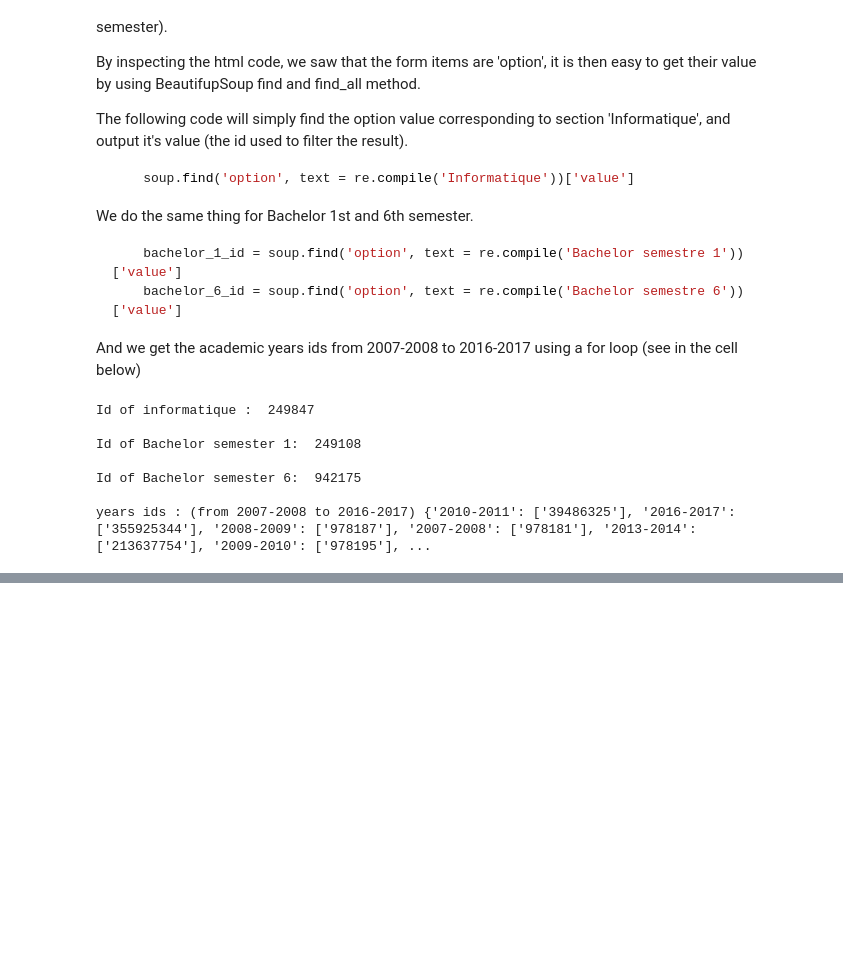
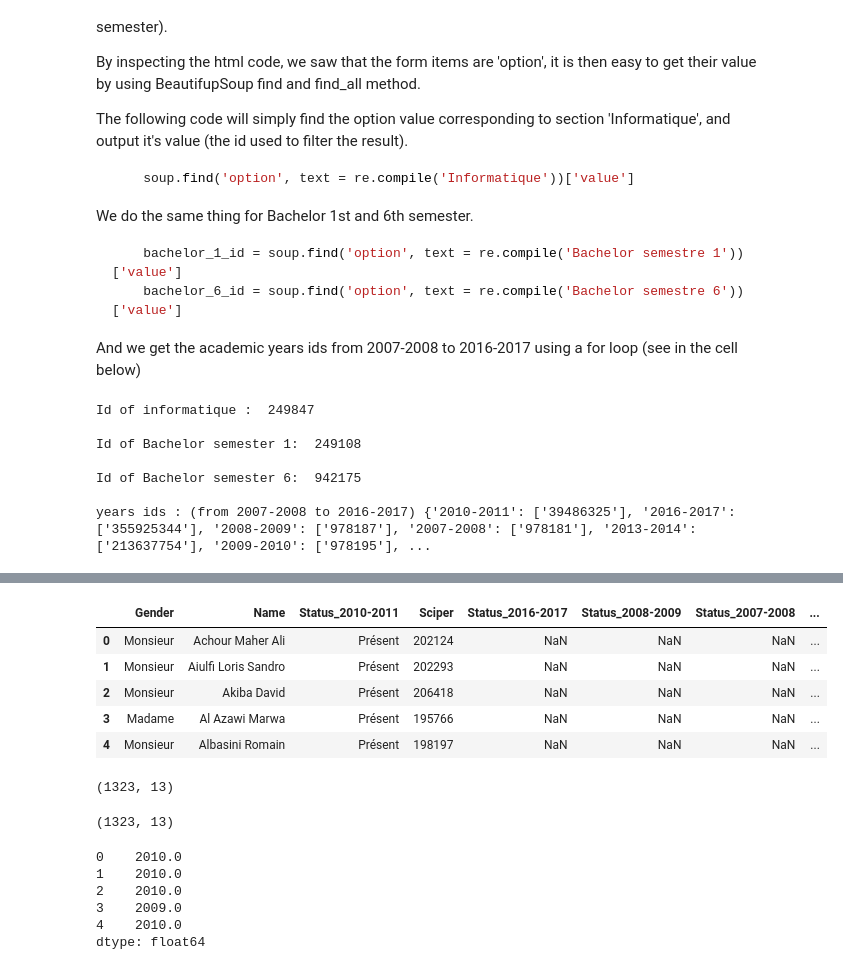
Before and after one commit to nathanquinteiro/ADA-Homework, a Jupyter notebook: 02 - Data from the Web/Data from the Web (benoit).ipynb, the cells around one changed output, grey strips where cells are left out. Saved outputs shown, nothing was run; the diff lists cells and outputs as text; code cells hidden in the pictures; blank space fills up the shorter version.

Commit message:
fini la mise en forme des datas bachelor

```diff
--- a/02 - Data from the Web/Data from the Web (benoit).ipynb
+++ b/02 - Data from the Web/Data from the Web (benoit).ipynb
@@ -180,18 +128,34 @@ def getResultPage(academic_year, semester):
     r = requests.get('http://isa.epfl.ch/imoniteur_ISAP/!GEDPUBLICREPORTS.bhtml?', params)
     return BeautifulSoup(r.text, 'html.parser')
 
-mb_ = []
-for year_id in year_ids:
-    semester = 'Bachelor semestre 1'
-    soup = getResultPage(year_id, semester)
+def getResultAllYears(semester):
+    global_table = []
+    for year_id in year_ids:
+        soup = getResultPage(year_id, semester)
 
-    students_tr = soup.body.hr.table.find_all('tr')[2:]
-    students = []
-    for i in range (0,len(students_tr)):
-        student = students_tr[i].find_all('td')
-        students.append([student[0].text,student[1].text.replace(u'\xa0', u' '),student[7].text,student[10].text])
+        students_tr = soup.body.hr.table.find_all('tr')[2:]
+        students = []
+        for i in range (0,len(students_tr)):
+            student = students_tr[i].find_all('td')
+            students.append([student[0].text,student[1].text.replace(u'\xa0', u' '),student[7].text,student[10].text])
 
-    pd_student = pd.DataFrame(students, columns=['A', 'B', 'C', 'D'])
+        pd_student = pd.DataFrame(students, columns=['Gender', 'Name', 'Status_' + year_id, 'Sciper'])
 
-    mb_.append(pd_student)
-mb_
+        global_table.append(pd_student)
+    return global_table
+
+def joinTables(global_table):
+    joined_table = global_table[0]
+    for single_table in global_table[1:len(global_table)]:
+        joined_table = pd.merge(joined_table, single_table, how='outer', on=['Gender','Name','Sciper'])
+    return joined_table
+
+def formatTable(joined_table_bch):
+    bch_no_string = joined_table_bch.drop(joined_table_bch.columns[[0,1,3]], axis=1)
+    bch = bch_no_string.sort_index(axis=1)
+
+    year = 2007
+    for bch_col in bch:
+        bch[bch_col] = bch[bch_col].replace('Présent', year)
+        year = year + 1
+    return bch
@@ -244,0 +162,32 @@ concat?
+# %%
+global_table_bch1 = getResultAllYears('Bachelor semestre 1')
+# %%
+joined_table_bch1 = joinTables(global_table_bch1)
+joined_table_bch1.head()
+# %% [output]
+|  | Gender | Name | Status_2010-2011 | Sciper | Status_2016-2017 | Status_2008-2009 | Status_2007-2008 | ... |
+| 0 | Monsieur | Achour Maher Ali | Présent | 202124 | NaN | NaN | NaN | ... |
+| 1 | Monsieur | Aiulfi Loris Sandro | Présent | 202293 | NaN | NaN | NaN | ... |
+| 2 | Monsieur | Akiba David | Présent | 206418 | NaN | NaN | NaN | ... |
+| 3 | Madame | Al Azawi Marwa | Présent | 195766 | NaN | NaN | NaN | ... |
+| 4 | Monsieur | Albasini Romain | Présent | 198197 | NaN | NaN | NaN | ... |
+# %%
+joined_table_bch1.shape
+# %% [output]
+(1323, 13)
+# %%
+table_no_conge_bch1 = joined_table_bch1.replace('Congé', np.nan).replace('Attente', np.nan).dropna(thresh=4)
+table_no_conge_bch1.shape
+# %% [output]
+(1323, 13)
+# %%
+formated_table_bch1 = formatTable(table_no_conge_bch1)
+bch1_min = formated_table_bch1.min(axis=1)
+bch1_min.head()
+# %% [output]
+0    2010.0
+1    2010.0
+2    2010.0
+3    2009.0
+4    2010.0
+dtype: float64
```
Also changed, not shown: parts of 25 cells of this notebook.
